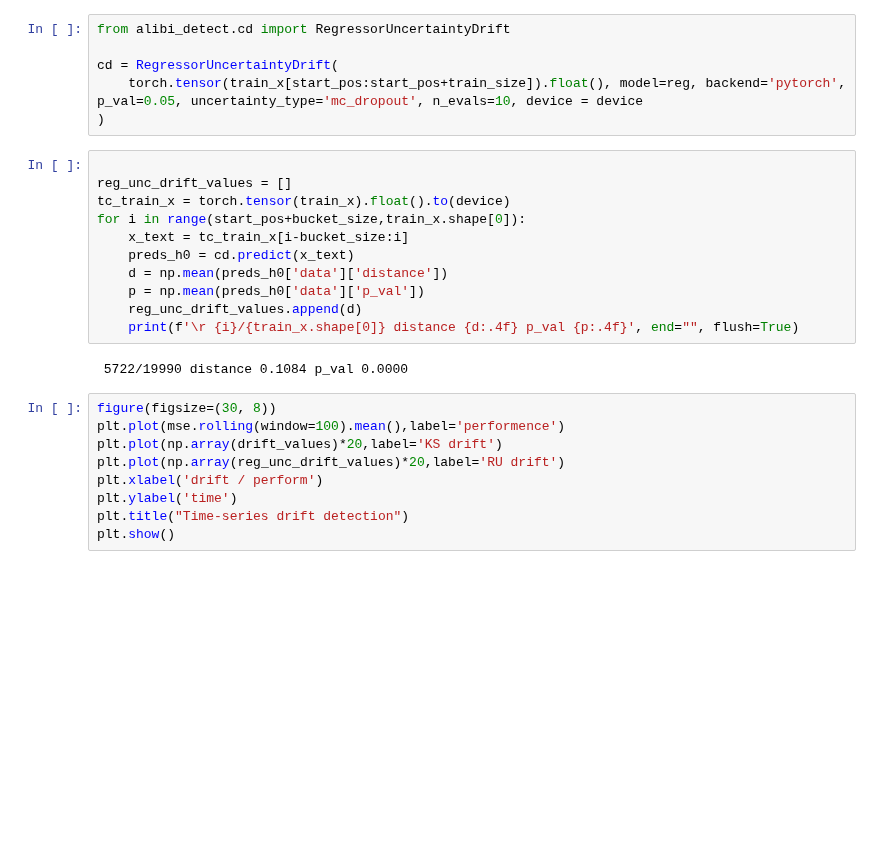
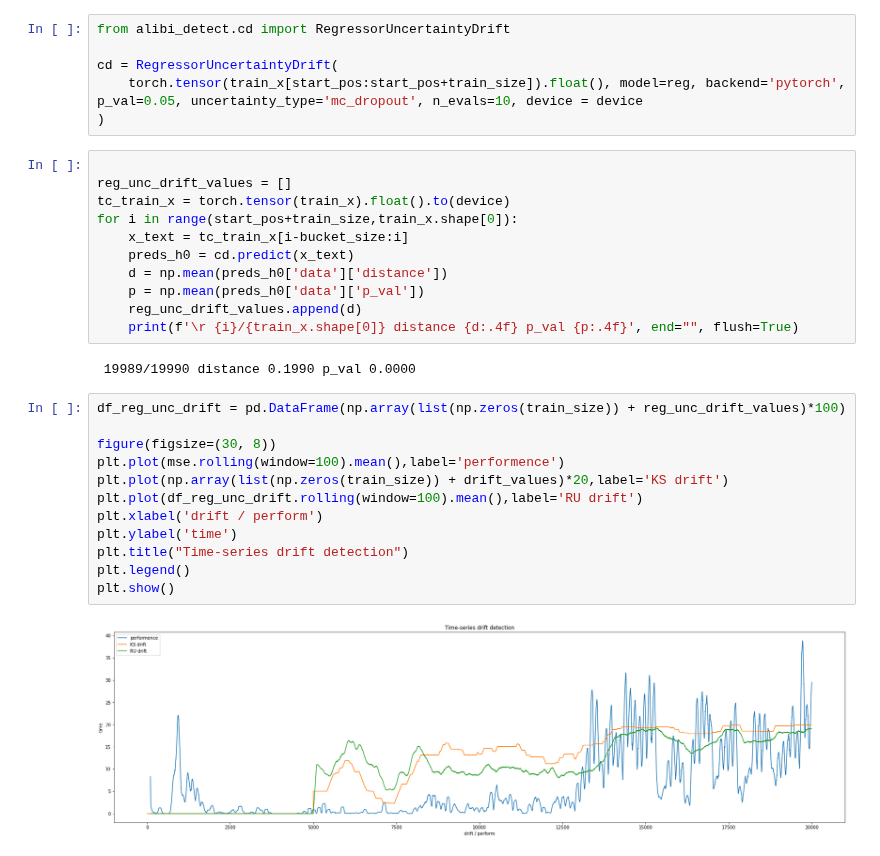
Before and after one commit to dolmani38/drift, a Jupyter notebook: od_prophet_weather.ipynb, the cells around one changed output. Cells and saved outputs as stored; diff of their text form; blank space fills up the shorter version.

```diff
--- a/od_prophet_weather.ipynb
+++ b/od_prophet_weather.ipynb
@@ -266,7 +274,7 @@ cd = RegressorUncertaintyDrift(
 
 reg_unc_drift_values = []
 tc_train_x = torch.tensor(train_x).float().to(device)
-for i in range(start_pos+bucket_size,train_x.shape[0]):
+for i in range(start_pos+train_size,train_x.shape[0]):
     x_text = tc_train_x[i-bucket_size:i]
     preds_h0 = cd.predict(x_text)
     d = np.mean(preds_h0['data']['distance'])
@@ -274,13 +282,18 @@ for i in range(start_pos+bucket_size,train_x.shape[0]):
     reg_unc_drift_values.append(d)
     print(f'\r {i}/{train_x.shape[0]} distance {d:.4f} p_val {p:.4f}', end="", flush=True)
 # %% [output]
- 5722/19990 distance 0.1084 p_val 0.0000
+ 19989/19990 distance 0.1990 p_val 0.0000
 # %%
+df_reg_unc_drift = pd.DataFrame(np.array(list(np.zeros(train_size)) + reg_unc_drift_values)*100)
+
 figure(figsize=(30, 8))
 plt.plot(mse.rolling(window=100).mean(),label='performence')
-plt.plot(np.array(drift_values)*20,label='KS drift')
-plt.plot(np.array(reg_unc_drift_values)*20,label='RU drift')
+plt.plot(np.array(list(np.zeros(train_size)) + drift_values)*20,label='KS drift')
+plt.plot(df_reg_unc_drift.rolling(window=100).mean(),label='RU drift')
 plt.xlabel('drift / perform')
 plt.ylabel('time')
 plt.title("Time-series drift detection")
+plt.legend()
 plt.show()
+# %% [output]
+[figure, added]
```
Also changed, not shown: parts of 4 cells of this notebook.
